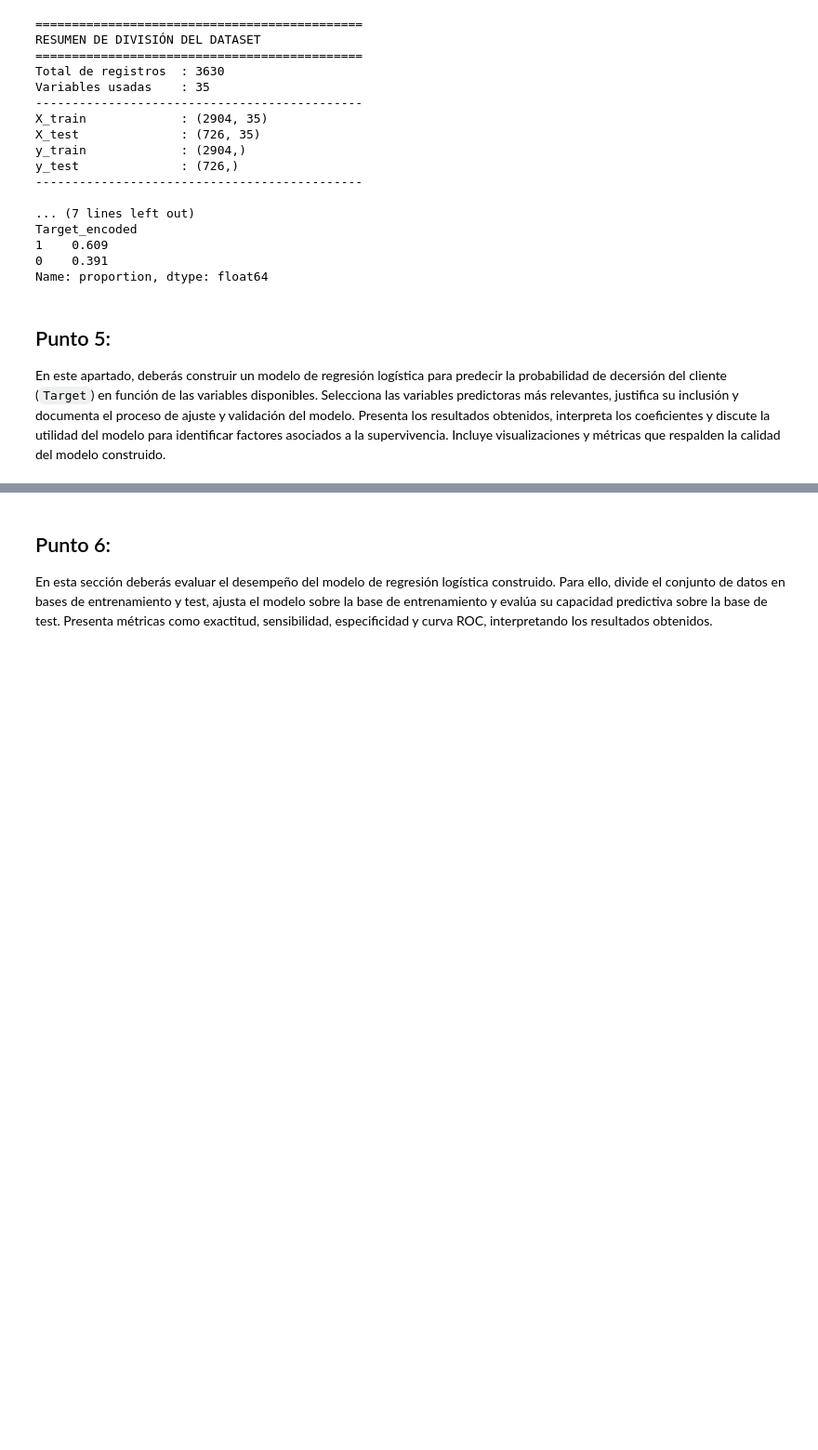
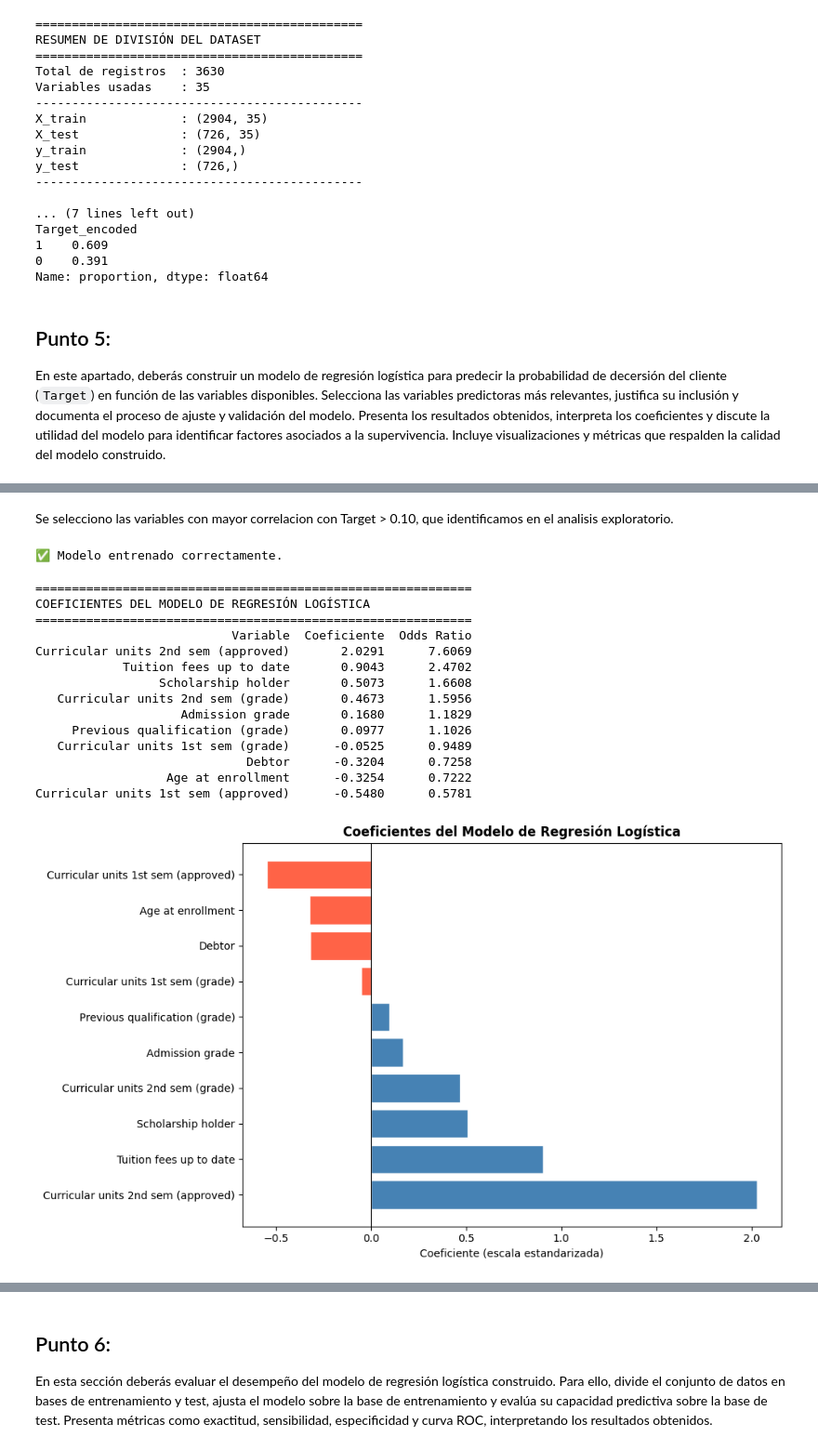
Before and after one commit to Brayan-137/analitica-datos-primer-parcial-desercion, a Jupyter notebook: 01_Parcial_Desercion_(nombre).ipynb, the cells around one changed output, grey strips where cells are left out. Shown at 93% size. Saved outputs shown, nothing was run; the diff lists cells and outputs as text; code cells hidden in the pictures; blank space fills up the shorter version.

```diff
--- a/01_Parcial_Desercion_(nombre).ipynb
+++ b/01_Parcial_Desercion_(nombre).ipynb
@@ -88,6 +88,7 @@ import pandas as pd
 import numpy as np
 # %%
 df = pd.read_csv('data.csv', sep=';')
+df.columns = df.columns.str.strip()
 # %%
 pd.set_option('display.max_columns', None)  # Mostrar todas las columnas
 pd.set_option('display.max_rows', None)     # Opcional: mostrar todas las filas
@@ -603,0 +669,60 @@ En este apartado, deberás construir un modelo de regresión logística para pre
+# %% [markdown]
+Se selecciono las variables con mayor correlacion con Target > 0.10, que identificamos en el analisis exploratorio.
+# %%
+# entrenar modelo
+
+pipeline = Pipeline([
+    ('scaler', StandardScaler()),
+    ('model', LogisticRegression(
+        max_iter=1000,
+        random_state=42,
+        class_weight='balanced'   # Maneja el desbalance de clases
+    ))
+])
+
+pipeline.fit(X_train_sel, y_train)
+print("✅ Modelo entrenado correctamente.")
+# %% [output]
+✅ Modelo entrenado correctamente.
+# %%
+# Coeficiente E interpretacion
+
+coefs = pipeline.named_steps['model'].coef_[0]
+odds_ratios = np.exp(coefs)
+
+coef_df = pd.DataFrame({
+    'Variable'   : variables_seleccionadas,
+    'Coeficiente': coefs.round(4),
+    'Odds Ratio' : odds_ratios.round(4)
+}).sort_values('Coeficiente', ascending=False)
+
+print("=" * 60)
+print("COEFICIENTES DEL MODELO DE REGRESIÓN LOGÍSTICA")
+print("=" * 60)
+print(coef_df.to_string(index=False))
+
+# Gráfico de coeficientes
+fig, ax = plt.subplots(figsize=(10, 6))
+colores = ['steelblue' if c > 0 else 'tomato' for c in coef_df['Coeficiente']]
+ax.barh(coef_df['Variable'], coef_df['Coeficiente'], color=colores, edgecolor='white')
+ax.axvline(0, color='black', linewidth=0.8)
+ax.set_title('Coeficientes del Modelo de Regresión Logística', fontweight='bold', fontsize=12)
+ax.set_xlabel('Coeficiente (escala estandarizada)')
+plt.tight_layout()
+plt.show()
+# %% [output]
+============================================================
+COEFICIENTES DEL MODELO DE REGRESIÓN LOGÍSTICA
+============================================================
+                           Variable  Coeficiente  Odds Ratio
+Curricular units 2nd sem (approved)       2.0291      7.6069
+            Tuition fees up to date       0.9043      2.4702
+                 Scholarship holder       0.5073      1.6608
+   Curricular units 2nd sem (grade)       0.4673      1.5956
+                    Admission grade       0.1680      1.1829
+     Previous qualification (grade)       0.0977      1.1026
+   Curricular units 1st sem (grade)      -0.0525      0.9489
+                             Debtor      -0.3204      0.7258
+                  Age at enrollment      -0.3254      0.7222
+Curricular units 1st sem (approved)      -0.5480      0.5781
+[figure, added]
```
Also changed, not shown: parts of 5 cells of this notebook.
